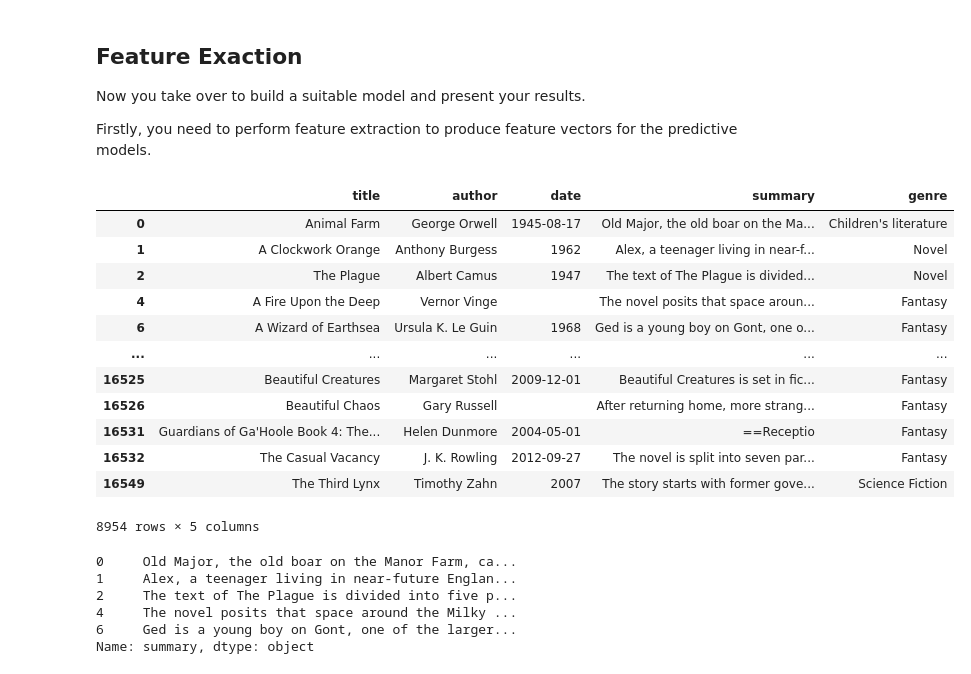
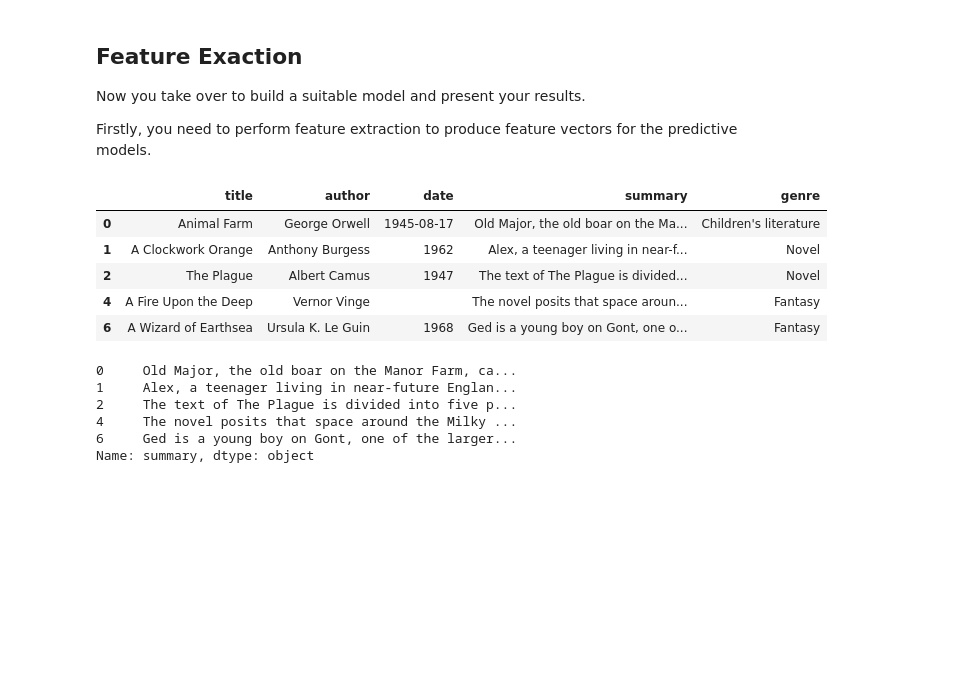
Before and after one commit to mona-piya/DS-portfolio-s1-2021-MonaMunegan, a Jupyter notebook: Portfolio 3.ipynb, the cells around one changed output. Drawn from its saved outputs; the diff is of its cells as text; code cells hidden in the pictures; blank space fills up the shorter version.

```diff
--- a/Portfolio 3.ipynb
+++ b/Portfolio 3.ipynb
@@ -112,21 +108,14 @@ Now you take over to build a suitable model and present your results.
 
 Firstly, you need to perform feature extraction to produce feature vectors for the predictive models.
 # %%
-genre_books
+genre_books.head(5)
 # %% [output]
 |  | title | author | date | summary | genre |
 | 0 | Animal Farm | George Orwell | 1945-08-17 | Old Major, the old boar on the Ma... | Children's literature |
 | 1 | A Clockwork Orange | Anthony Burgess | 1962 | Alex, a teenager living in near-f... | Novel |
 | 2 | The Plague | Albert Camus | 1947 | The text of The Plague is divided... | Novel |
 | 4 | A Fire Upon the Deep | Vernor Vinge |  | The novel posits that space aroun... | Fantasy |
 | 6 | A Wizard of Earthsea | Ursula K. Le Guin | 1968 | Ged is a young boy on Gont, one o... | Fantasy |
-| ... | ... | ... | ... | ... | ... |
-| 16525 | Beautiful Creatures | Margaret Stohl | 2009-12-01 | Beautiful Creatures is set in fic... | Fantasy |
-| 16526 | Beautiful Chaos | Gary Russell |  | After returning home, more strang... | Fantasy |
-| 16531 | Guardians of Ga'Hoole Book 4: The... | Helen Dunmore | 2004-05-01 | ==Receptio | Fantasy |
-| 16532 | The Casual Vacancy | J. K. Rowling | 2012-09-27 | The novel is split into seven par... | Fantasy |
-| 16549 | The Third Lynx | Timothy Zahn | 2007 | The story starts with former gove... | Science Fiction |
-8954 rows × 5 columns
 # %%
 genre_books.summary.head()
 # %% [output]
```
Also changed, not shown: parts of 73 cells of this notebook.
